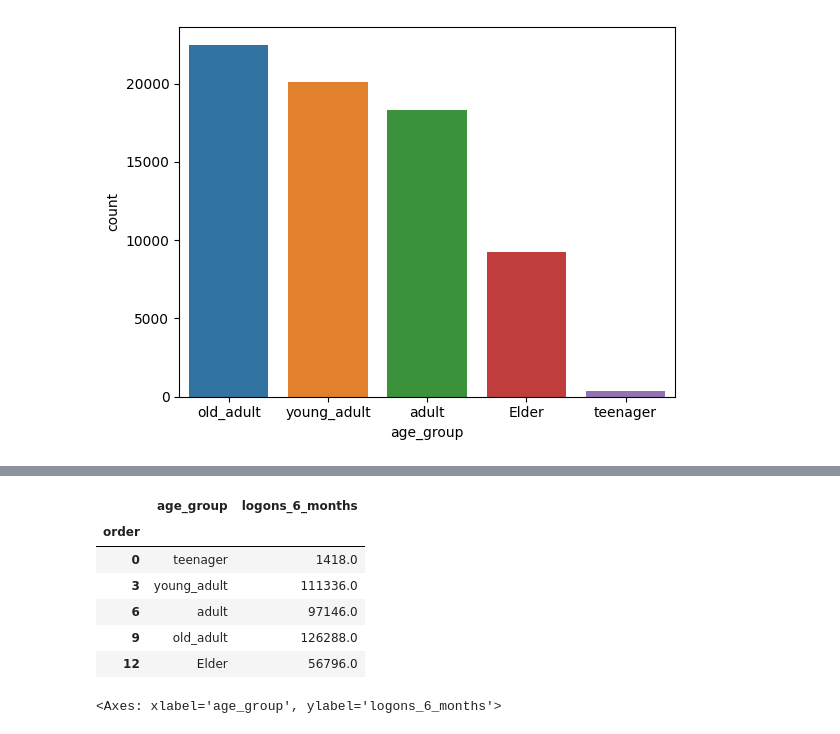
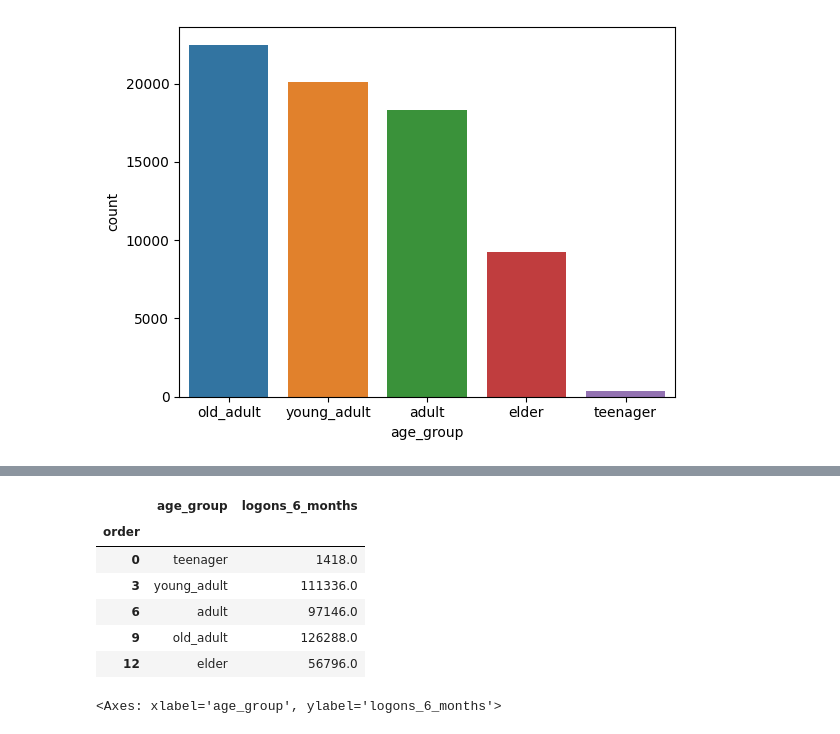
Before and after one commit to Pyros009/vanguard-ab-test, a Jupyter notebook: first sketches.ipynb, the cells around one changed output, grey strips where cells are left out. Drawn from its saved outputs; the diff is of its cells as text; code cells hidden in the pictures.

```diff
--- a/first sketches.ipynb
+++ b/first sketches.ipynb
@@ -11,0 +20,10 @@ from sqlalchemy import create_engine, text, inspect, Table, Column, Integer, Str
+# %%
+# demographic data from clients
+final_demo = pd.read_csv('sources/raw/df_final_demo.txt', sep=',')
+
+# test vs control groups
+final_exp = pd.read_csv('sources/raw/df_final_experiment_clients.txt', sep=',')
+
+# raw data from clients
+data1 = pd.read_csv('sources/raw/df_final_web_data_pt_1.txt', sep=',')
+data2 = pd.read_csv('sources/raw/df_final_web_data_pt_2.txt', sep=',')
@@ -71,5 +62,3 @@ db.to_sql(f"{filename}", con = engine, if_exists='replace')
 - **bal**: Gives the total balance spread across all accounts for a particular client.
 - **calls_6_mnth**: Records the number of times the client reached out over a call in the past six months.
 - **logons_6_mnth**: Reflects the frequency with which the client logged onto Vanguard’s platform over the last six months.
-# %%
-final_demo = pd.read_csv('df_final_demo.txt', sep=',')
@@ -123,7 +110,7 @@ def age_group(row):
     elif row <65:
         return "old_adult"
     else:
-        return "Elder"
+        return "elder"
 
 
 final_demo2["age_group"] = final_demo2["age"].apply(age_group)
@@ -191,34 +193,34 @@ categorical_display(final_demo3, "age_group")
 # %%
 # Group by 'age_group' and sum 'logons_6_months'
 l1 = final_demo3.groupby(["age_group"])["logons_6_months"].sum().reset_index()
 
 def order_group(row):
     if row == "teenager":
         return 0
     elif row == "young_adult":
         return 3
     elif row == "adult":
         return 6
     elif row == "old_adult":
         return 9
-    elif row == "Elder":
+    elif row == "elder":
         return 12
     else:
         return "error"
 
 l1["order"]=l1["age_group"].map(order_group)
 l1 = l1.sort_values(by="order")
 l1 = l1.set_index("order")
 
 l1
 # %% [output]
 |  | age_group | logons_6_months |
 | order |  |  |
 | 0 | teenager | 1418.0 |
 | 3 | young_adult | 111336.0 |
 | 6 | adult | 97146.0 |
 | 9 | old_adult | 126288.0 |
-| 12 | Elder | 56796.0 |
+| 12 | elder | 56796.0 |
 # %%
 # Create a bar plot using the aggregated counts
 sns.barplot(data=l1, x='age_group', y='logons_6_months')
```
Also changed, not shown: parts of 36 cells of this notebook, 7 other files.
